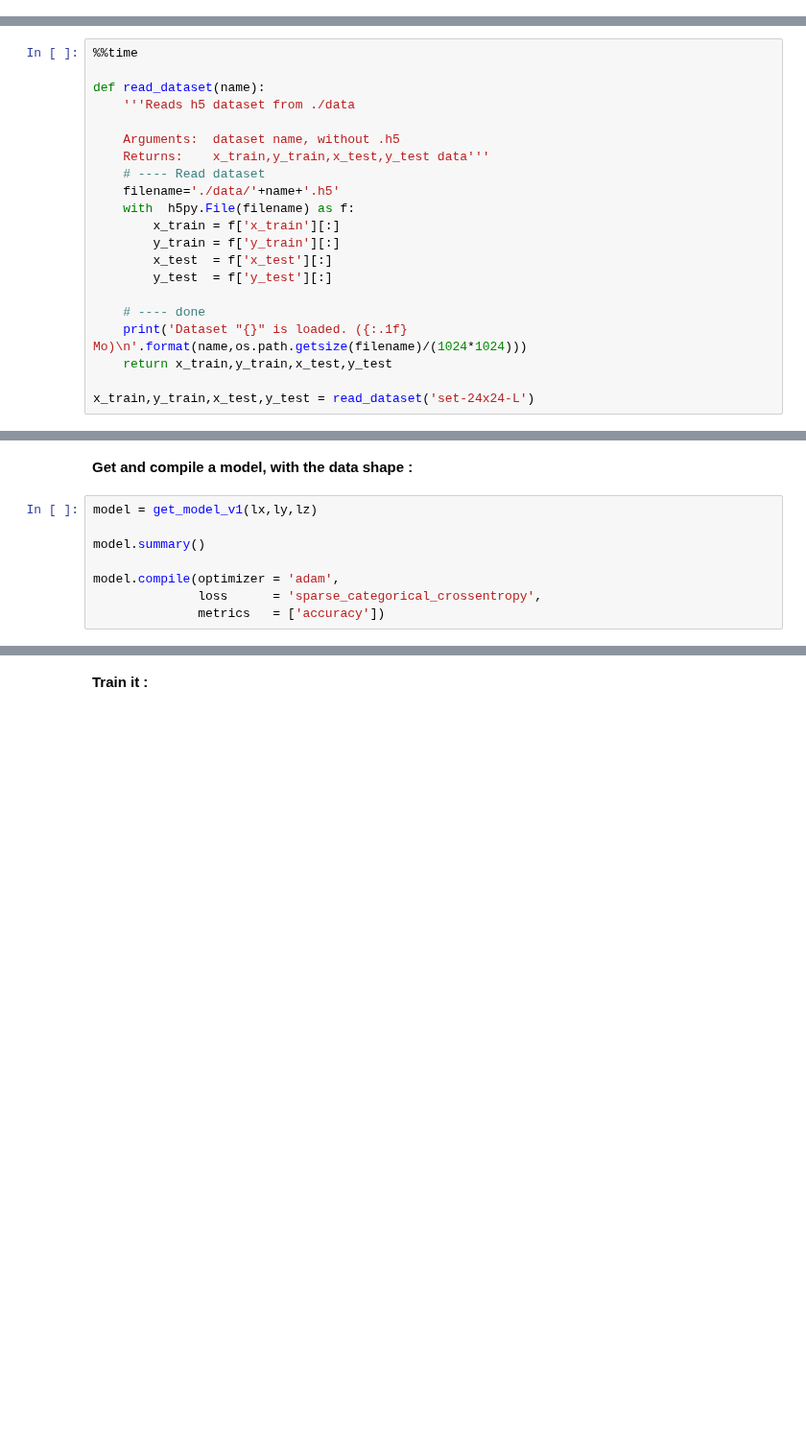
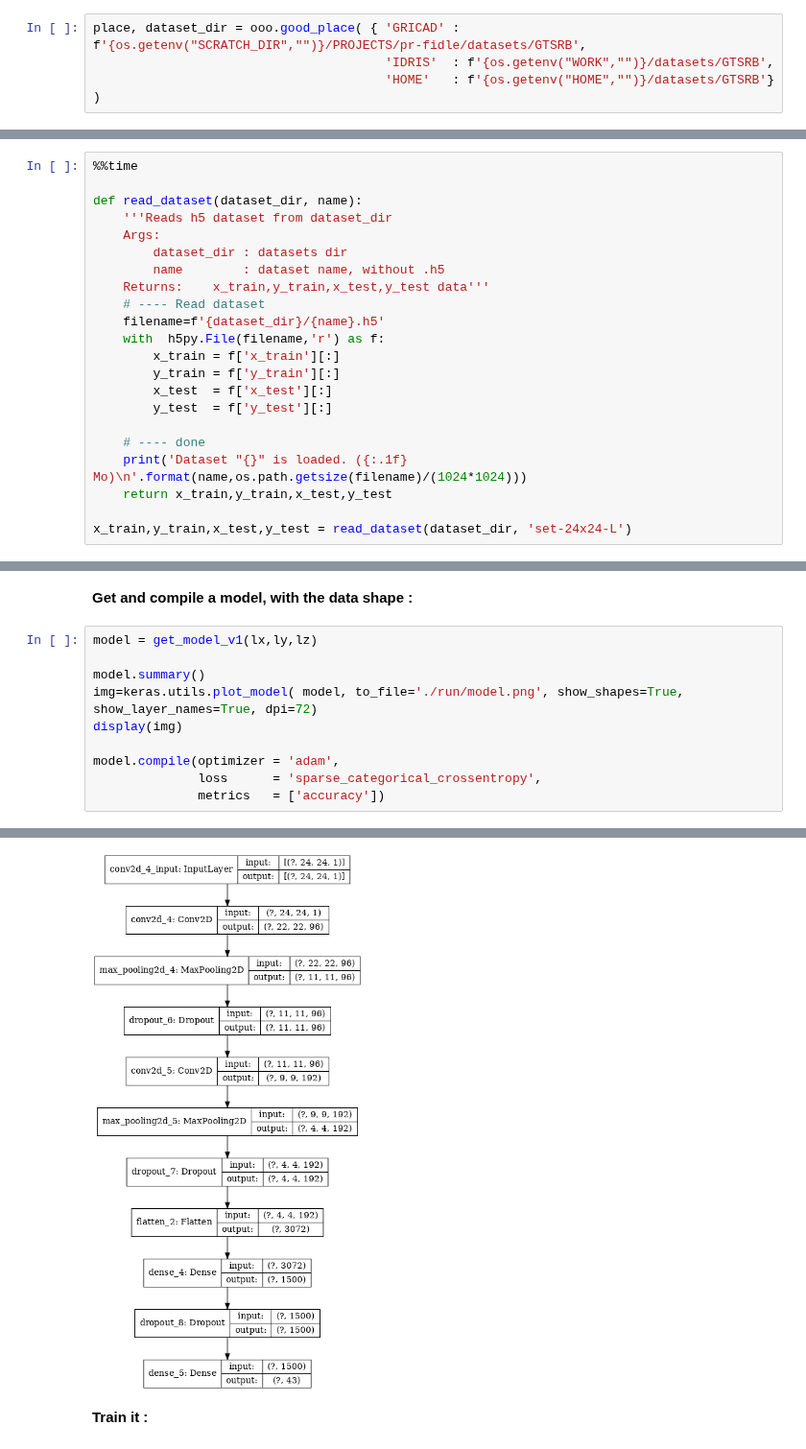
Before and after one commit to Jean-Christ1/Deep-Learning-with-Keras-and-Tensorflow, a Jupyter notebook: GTSRB/02-First-convolutions.ipynb, the cells around one changed output, grey strips where cells are left out. Shown at 96% size. Cells and saved outputs as stored; diff of their text form; blank space fills up the shorter version.

```diff
--- a/GTSRB/02-First-convolutions.ipynb
+++ b/GTSRB/02-First-convolutions.ipynb
@@ -40,0 +50,4 @@ ooo.init()
+# %%
+place, dataset_dir = ooo.good_place( { 'GRICAD' : f'{os.getenv("SCRATCH_DIR","")}/PROJECTS/pr-fidle/datasets/GTSRB',
+                                       'IDRIS'  : f'{os.getenv("WORK","")}/datasets/GTSRB',
+                                       'HOME'   : f'{os.getenv("HOME","")}/datasets/GTSRB'} )
@@ -45,14 +61,15 @@ For example: set-24x24-L
 # %%
 %%time
 
-def read_dataset(name):
-    '''Reads h5 dataset from ./data
-
-    Arguments:  dataset name, without .h5
+def read_dataset(dataset_dir, name):
+    '''Reads h5 dataset from dataset_dir
+    Args:
+        dataset_dir : datasets dir
+        name        : dataset name, without .h5
     Returns:    x_train,y_train,x_test,y_test data'''
     # ---- Read dataset
-    filename='./data/'+name+'.h5'
-    with  h5py.File(filename) as f:
+    filename=f'{dataset_dir}/{name}.h5'
+    with  h5py.File(filename,'r') as f:
         x_train = f['x_train'][:]
         y_train = f['y_train'][:]
         x_test  = f['x_test'][:]
@@ -62,4 +79,4 @@ def read_dataset(name):
     print('Dataset "{}" is loaded. ({:.1f} Mo)\n'.format(name,os.path.getsize(filename)/(1024*1024)))
     return x_train,y_train,x_test,y_test
 
-x_train,y_train,x_test,y_test = read_dataset('set-24x24-L')
+x_train,y_train,x_test,y_test = read_dataset(dataset_dir, 'set-24x24-L')
@@ -166,7 +197,10 @@ print("Images of the dataset have this folowing shape : ",(lx,ly,lz))
 model = get_model_v1(lx,ly,lz)
 
 model.summary()
+img=keras.utils.plot_model( model, to_file='./run/model.png', show_shapes=True, show_layer_names=True, dpi=72)
+display(img)
 
 model.compile(optimizer = 'adam',
               loss      = 'sparse_categorical_crossentropy',
               metrics   = ['accuracy'])
+# %% [output]
@@ -173,3 +224,4 @@ model.compile(optimizer = 'adam',
+[figure, added]
 # %% [markdown]
 **Train it :**
 # %%
```
Also changed, not shown: parts of 12 cells of this notebook, 10 other files.
